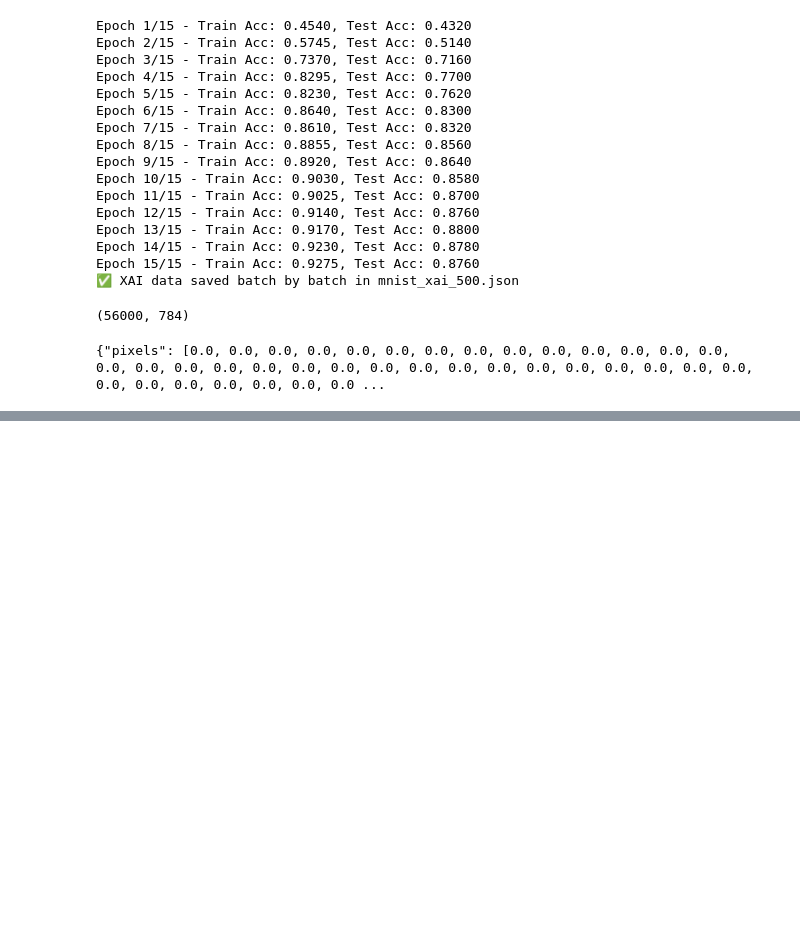
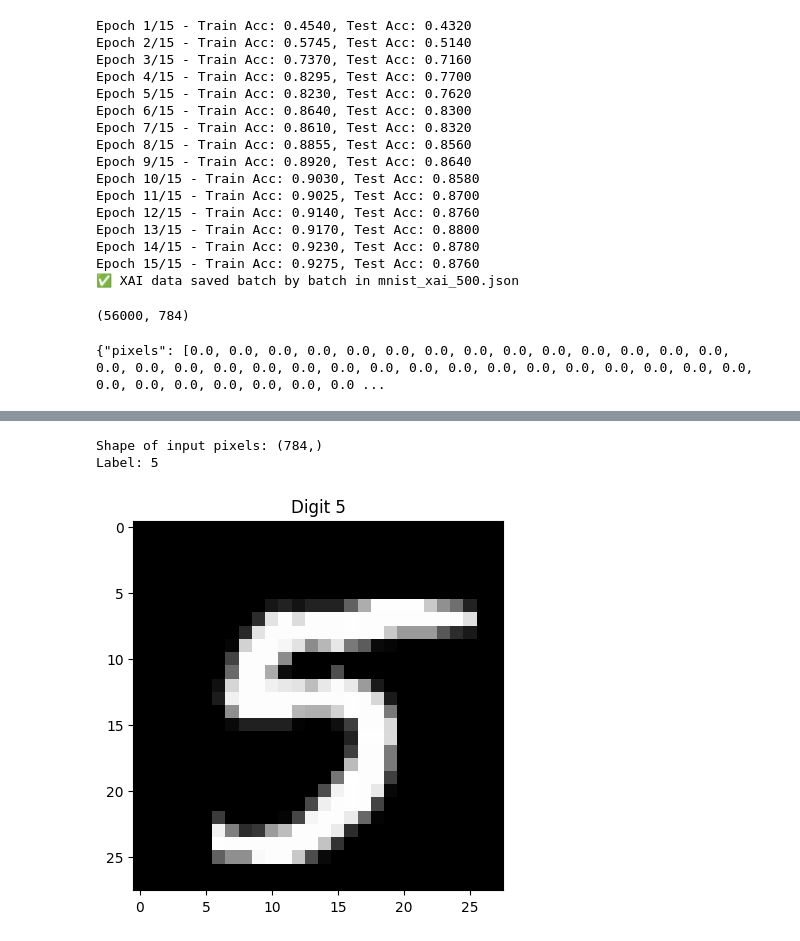
Before and after one commit to santoshkhadk/NN-visualizer-xai, a Jupyter notebook: MNISTdataset.ipynb, the cells around one changed output, grey strips where cells are left out. Drawn from its saved outputs; the diff is of its cells as text; code cells hidden in the pictures; blank space fills up the shorter version.

```diff
--- a/MNISTdataset.ipynb
+++ b/MNISTdataset.ipynb
@@ -306,0 +356,28 @@ print(json.dumps({"pixels": sample}))
+# %%
+import numpy as np
+from sklearn.datasets import fetch_openml
+import matplotlib.pyplot as plt
+
+# Load MNIST
+mnist = fetch_openml('mnist_784', version=1, as_frame=False)
+X, y = mnist["data"], mnist["target"].astype(np.int8)
+
+# Find indices of all 5s
+digit_5_indices = np.where(y == 5)[0]
+
+# Pick one random 5
+idx = np.random.choice(digit_5_indices)
+X_5 = X[idx]  # 784-length array (28x28 flattened)
+y_5 = y[idx]  # Should be 5
+
+print("Shape of input pixels:", X_5.shape)
+print("Label:", y_5)
+
+# Reshape to 28x28 for visualization
+plt.imshow(X_5.reshape(28, 28), cmap='gray')
+plt.title("Digit 5")
+plt.show()
+# %% [output]
+Shape of input pixels: (784,)
+Label: 5
+[figure, added]
```
Also changed, not shown: parts of 2 cells of this notebook, 3 other files.
